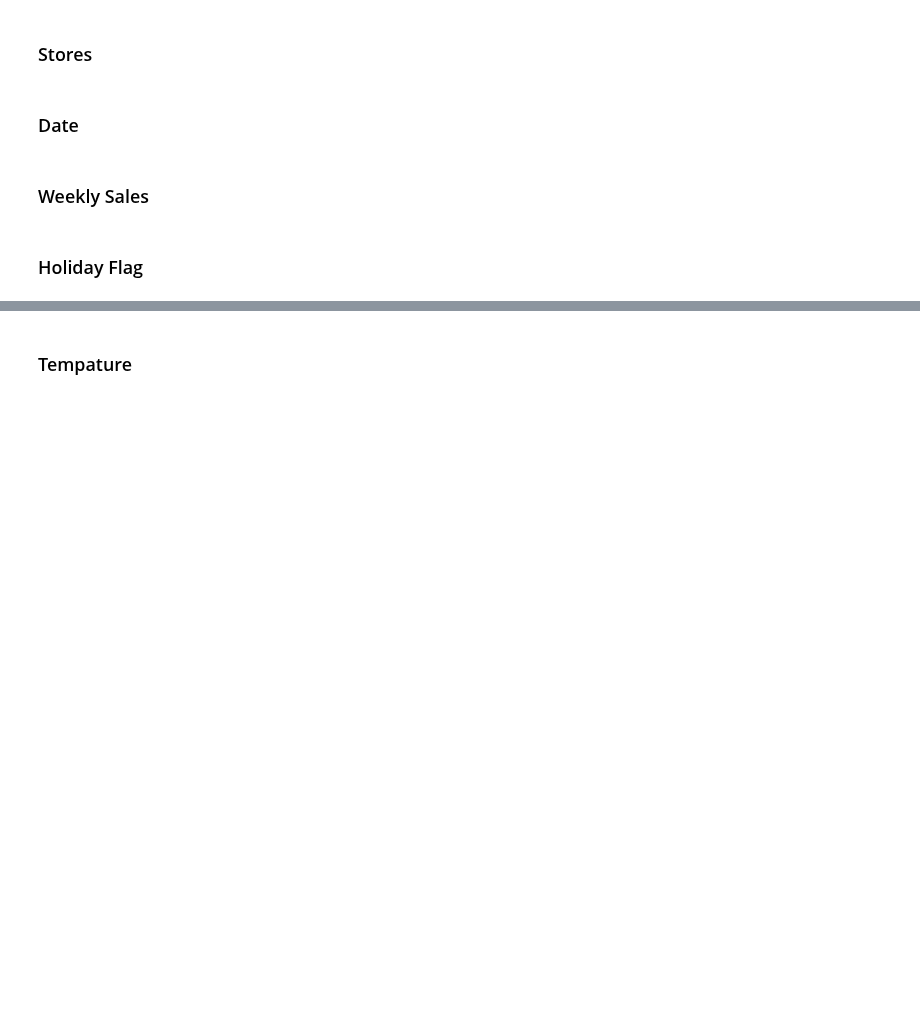
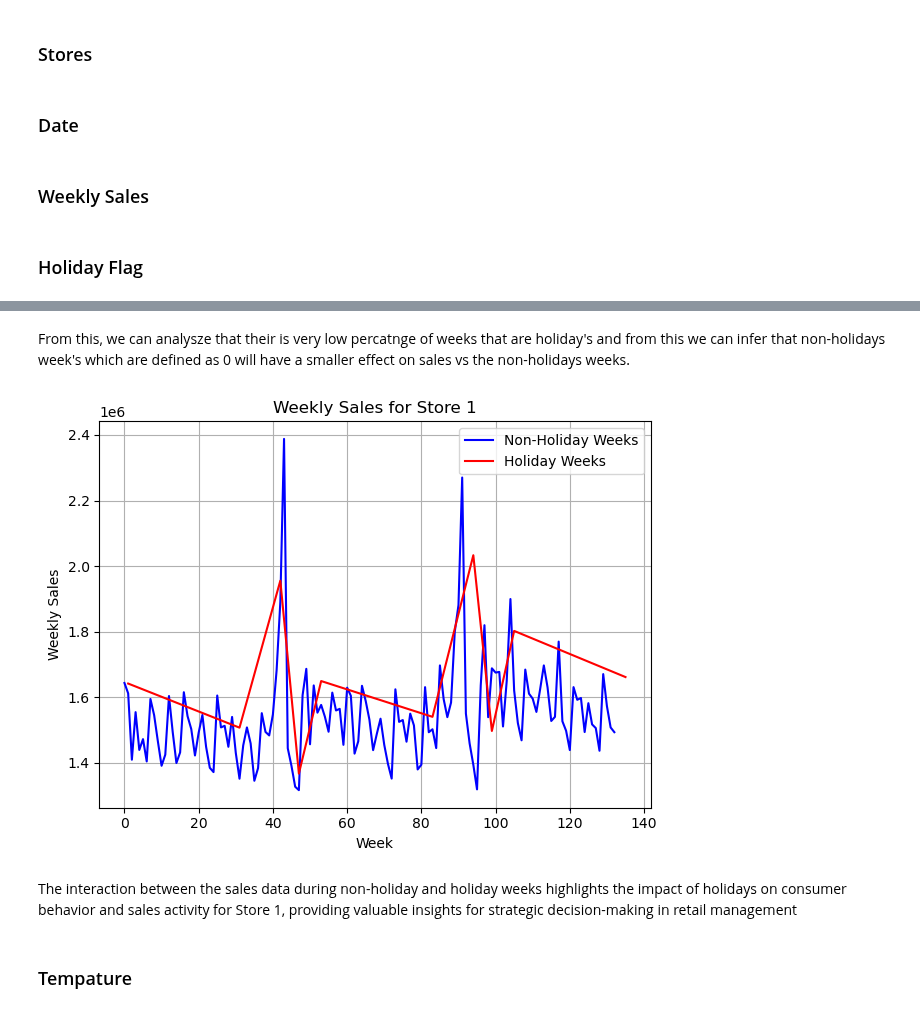
Before and after one commit to ChrisPerezLebron/CMSC320Project, a Jupyter notebook: main.ipynb, the cells around one changed output, grey strips where cells are left out. Saved outputs shown, nothing was run; the diff lists cells and outputs as text; code cells hidden in the pictures; blank space fills up the shorter version.

```diff
--- a/main.ipynb
+++ b/main.ipynb
@@ -30,2 +35,30 @@ df.head()
+# %% [markdown]
+From this, we can analysze that their is very low percatnge of weeks that are holiday's and from this we can infer that non-holidays week's which are defined as 0 will have a smaller effect on sales vs the non-holidays weeks.
+# %%
+import matplotlib.pyplot as plt
+
+# Filter rows where 'Store' equals 1 and 'Holiday_Flag' equals 0 for non-holiday weeks
+non_holiday_sales_store_1 = df[(df['Store'] == 1) & (df['Holiday_Flag'] == 0)].reset_index(drop=True)
+
+# Filter rows where 'Store' equals 1 and 'Holiday_Flag' equals 1 for holiday weeks
+holiday_sales_store_1 = df[(df['Store'] == 1) & (df['Holiday_Flag'] == 1)]
+
+# Plot sales data for Store 1 during non-holiday weeks
+plt.plot(non_holiday_sales_store_1.index, non_holiday_sales_store_1['Weekly_Sales'], color='blue', label='Non-Holiday Weeks')
+
+# Plot sales data for Store 1 during holiday weeks
+plt.plot(holiday_sales_store_1.index, holiday_sales_store_1['Weekly_Sales'], color='red', label='Holiday Weeks')
+
+plt.xlabel('Week')
+plt.ylabel('Weekly Sales')
+plt.title('Weekly Sales for Store 1')
+plt.legend()
+plt.grid(True)
+plt.tight_layout()
+plt.show()
+# %% [output]
+[figure, added]
+# %% [markdown]
+The interaction between the sales data during non-holiday and holiday weeks highlights the impact of holidays on consumer behavior and sales activity for Store 1, providing valuable insights for strategic decision-making in retail management
 # %% [markdown]
 ### Tempature
```
Also changed, not shown: parts of 11 cells of this notebook.
